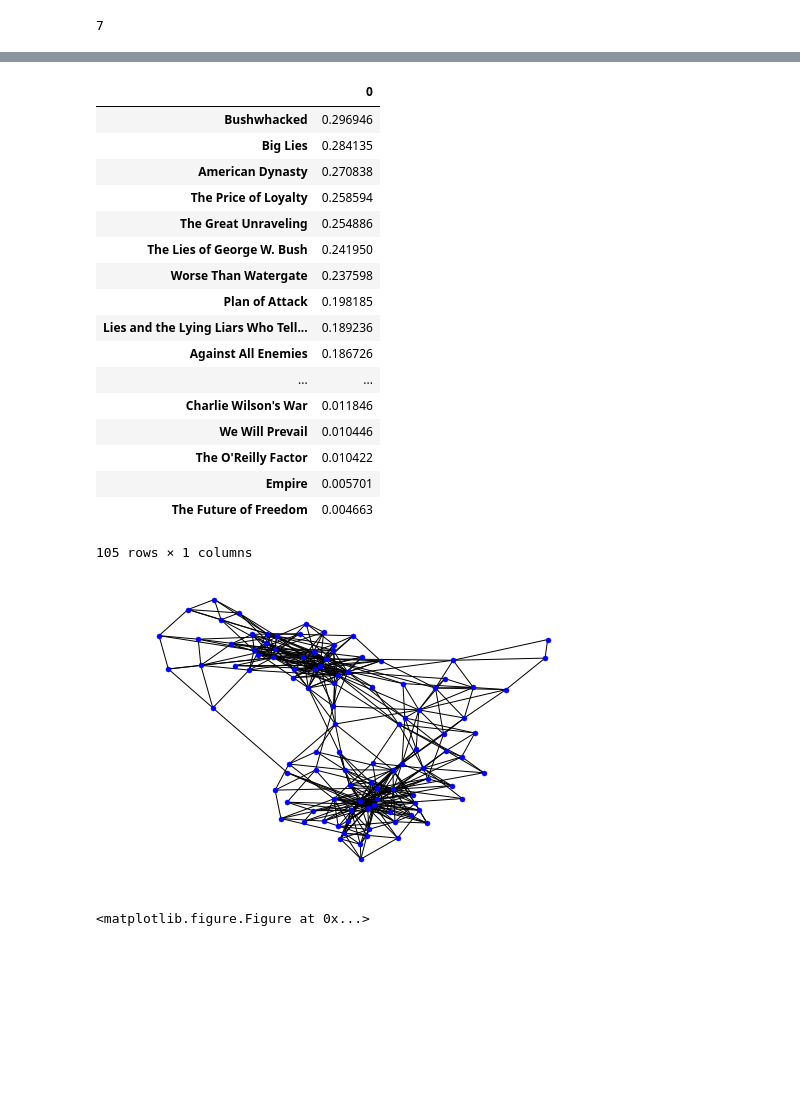
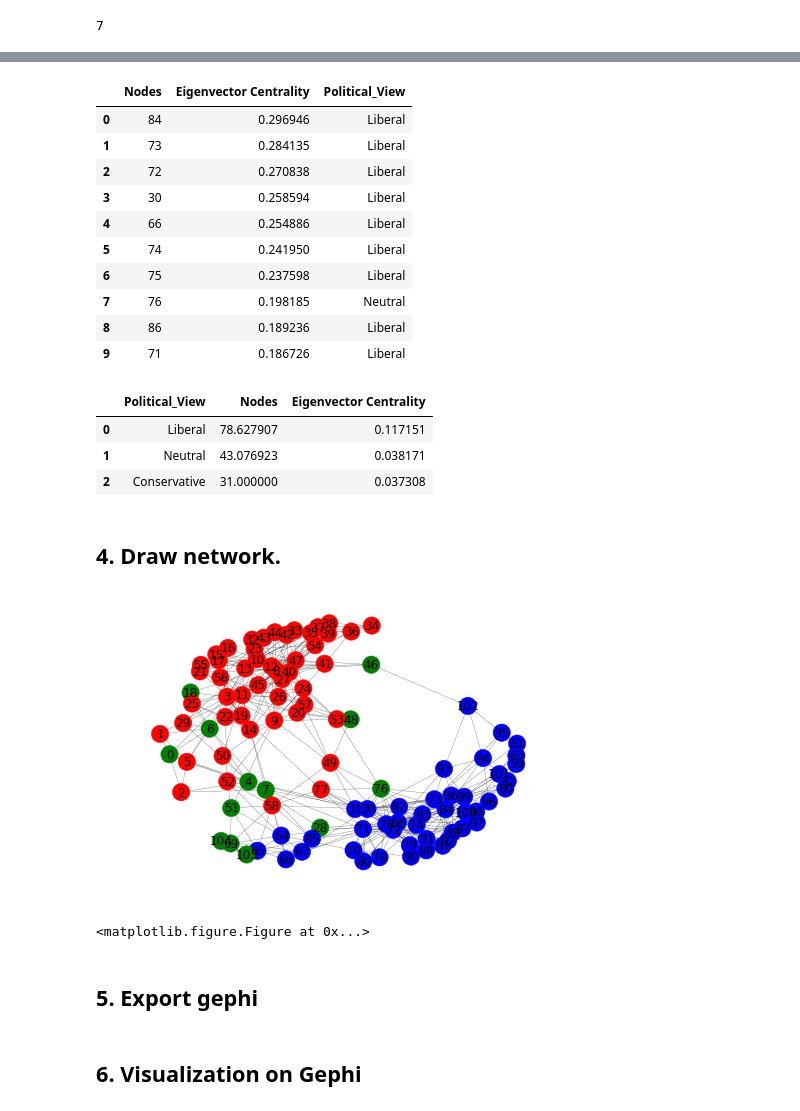
Before and after one commit to silverrainb/web-analytics, a Jupyter notebook: project1/degree_eigenvector_centrality.ipynb, the cells around one changed output, grey strips where cells are left out. Drawn from its saved outputs; the diff is of its cells as text; code cells hidden in the pictures; blank space fills up the shorter version.

```diff
--- a/project1/degree_eigenvector_centrality.ipynb
+++ b/project1/degree_eigenvector_centrality.ipynb
@@ -52,0 +61,14 @@ nx.diameter(G)
+# %%
+import warnings
+warnings.filterwarnings('ignore')
+
+node_df = pd.DataFrame(list(G.nodes(data = True)))
+node_df.rename(columns= {0:'Nodes', 1: 'Values'}, inplace = True)
+node_df['Political_View'] = ''
+dict_view  = { 'l':'Liberal',
+             'c': 'Conservative',
+             'n': 'Neutral'}
+for x in range(len(node_df['Values'])):
+    pol_view = node_df['Values'][x]['value']
+    node_df['Political_View'][x] = dict_view[pol_view]
+node_df.drop(['Values'], axis =1, inplace = True)
@@ -96,30 +170,52 @@ degree_c_df.sort_values(by=0, ascending=False, axis=1).T
 # %%
 eigenvector_c = nx.eigenvector_centrality_numpy(G)
 eigen_c_df = pd.DataFrame([eigenvector_c.values()], columns=eigenvector_c.keys())
-eigen_c_df.sort_values(by=0, ascending=False, axis=1).T
+eigen_c_df = eigen_c_df.sort_values(by=0, ascending=False, axis=1).T.reset_index()
+eigen_c_df.rename(columns ={'index':'Nodes', 0: 'Eigenvector Centrality'}, inplace = True)
+eigen_c_df= eigen_c_df.merge(node_df, how = 'left', on = ['Nodes'])
+eigen_c_df.head(10)
 # %% [output]
-|  | 0 |
-| Bushwhacked | 0.296946 |
-| Big Lies | 0.284135 |
-| American Dynasty | 0.270838 |
-| The Price of Loyalty | 0.258594 |
-| The Great Unraveling | 0.254886 |
-| The Lies of George W. Bush | 0.241950 |
-| Worse Than Watergate | 0.237598 |
-| Plan of Attack | 0.198185 |
-| Lies and the Lying Liars Who Tell... | 0.189236 |
-| Against All Enemies | 0.186726 |
-| ... | ... |
-| Charlie Wilson's War | 0.011846 |
-| We Will Prevail | 0.010446 |
-| The O'Reilly Factor | 0.010422 |
-| Empire | 0.005701 |
-| The Future of Freedom | 0.004663 |
+|  | Nodes | Eigenvector Centrality | Political_View |
+| 0 | 84 | 0.296946 | Liberal |
+| 1 | 73 | 0.284135 | Liberal |
+| 2 | 72 | 0.270838 | Liberal |
+| 3 | 30 | 0.258594 | Liberal |
+| 4 | 66 | 0.254886 | Liberal |
+| 5 | 74 | 0.241950 | Liberal |
+| 6 | 75 | 0.237598 | Liberal |
+| 7 | 76 | 0.198185 | Neutral |
+| 8 | 86 | 0.189236 | Liberal |
+| 9 | 71 | 0.186726 | Liberal |
-105 rows × 1 columns
+# %%
+eigen_c_df.groupby(['Political_View']).mean().sort_values('Eigenvector Centrality', ascending = False).reset_index()
+# %% [output]
+|  | Political_View | Nodes | Eigenvector Centrality |
+| 0 | Liberal | 78.627907 | 0.117151 |
+| 1 | Neutral | 43.076923 | 0.038171 |
+| 2 | Conservative | 31.000000 | 0.037308 |
+# %% [markdown]
+## 4. Draw network.
+# %%
+# for each node in the graph
+node_color = []
+for node in G.nodes(data=True):
+    pol_view = node[1]['value']
+    if pol_view == 'c':
+        node_color.append('red')
+    elif pol_view == 'l':
+        node_color.append('blue')
+    elif pol_view == 'n':
+        node_color.append('green')
 # %%
-nx.draw(G, with_labels = False, node_size = 25, node_color = 'blue')
+nx.draw(G,
+        with_labels = True,
+        node_size = 300,
+        width = 0.2,
+        node_color=node_color)
 plt.show()
 plt.savefig("graph.png", dpi=500)
 # %% [output]
-[figure, old version]
+[figure, new version]
 <matplotlib.figure.Figure at 0x...>
+# %% [markdown]
+## 5. Export gephi
@@ -125,0 +224,2 @@ plt.savefig("graph.png", dpi=500)
+# %% [markdown]
+## 6. Visualization on Gephi
```
Also changed, not shown: parts of 17 cells of this notebook, 11 other files.
